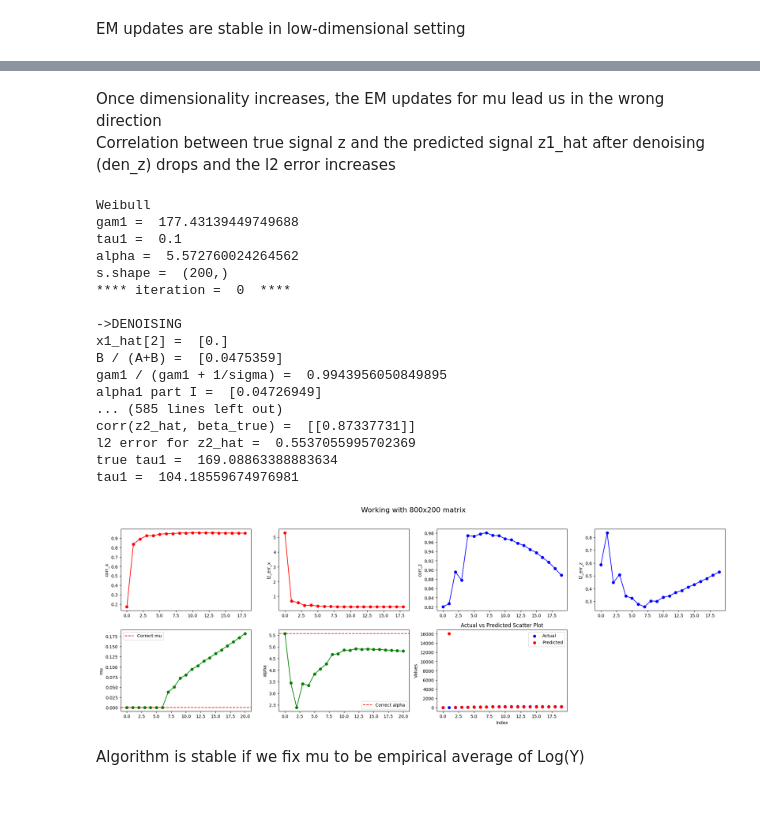
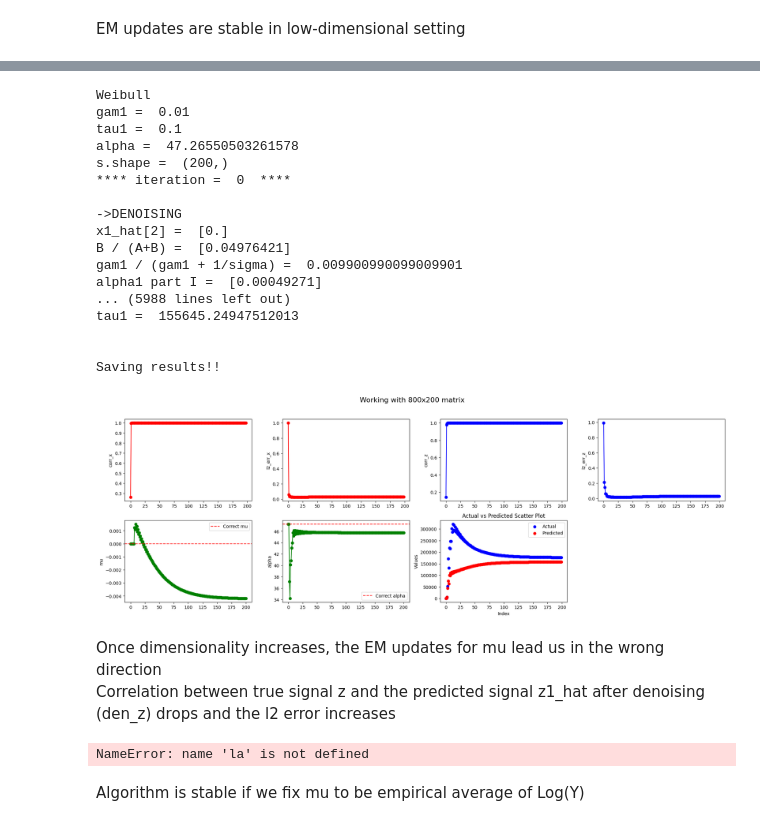
Before and after one commit to ADepope/vampW, a Jupyter notebook: test_library.ipynb, the cells around one changed output, grey strips where cells are left out. Cells and saved outputs as stored; diff of their text form; code cells hidden in the pictures.

```diff
--- a/test_library.ipynb
+++ b/test_library.ipynb
@@ -79,3 +193,52 @@ Saving results!!
+# %%
+np.random.seed(42)
+n=800
+m=200
+p=0.4
+la=0.05
+# This is where the sigma is defined. Note that the scope of this definition extends to gvamp
+sigma=1
+omega=1
+h2=0.9
+gam1 = 1e-2
+tau1 = 1e-1
+mu=np.full((n,1), 0)
+maxiter = 200
+problem_instance = Problem(n=n, m=m, la=la, sigmas = [sigma], omegas=[omega], model='Weibull', mu=mu)
+X,beta,y,alpha = sim_model(problem_instance,h2,p )
+
+print("gam1 = ", gam1)
+print("tau1 = ", tau1)
+print("alpha = ", alpha)
+
+# we start with an initialization that compleately complies with the assumptions
+r1 = np.zeros((m,1))
+#r1 = beta + random.normal(loc=0.0, scale=np.sqrt(1.0/gam1), size=[m,1])
+p1 = np.zeros((n,1))
+#p1 = X @ beta + random.normal(loc=0.0, scale=np.sqrt(1.0/tau1), size=[n,1])
+problem_instance.prior_instance.distribution_parameters['alpha']=alpha
+
+est, gam1, corrs_x, l2_errs_x, corrs_z, l2_errs_z, mus, alphas, a, ps, dl_dmus, z1_hats =  infere(X, y, gam1, r1, tau1, p1, problem_instance, maxiter, beta, True, True)
+plot_metrics(corrs_x, l2_errs_x, corrs_z, l2_errs_z, mus, alphas, dl_dmus, a, ps, mu[0][0], alpha, n, m)
+# %% [output]
+Weibull
+gam1 =  0.01
+tau1 =  0.1
+alpha =  47.26550503261578
+s.shape =  (200,)
+**** iteration =  0  ****
+
+->DENOISING
+x1_hat[2] =  [0.]
+B / (A+B) =  [0.04976421]
+gam1 / (gam1 + 1/sigma) =  0.009900990099009901
+alpha1 part I =  [0.00049271]
+... (5988 lines left out)
+tau1 =  155645.24947512013
+
+
+Saving results!!
+[figure, added]
 # %% [markdown]
 Once dimensionality increases, the EM updates for mu lead us in the wrong direction <br>
 Correlation between true signal z and the predicted signal z1_hat after denoising (den_z) drops and the l2 error increases
@@ -104,24 +267,7 @@ problem_instance.prior_instance.distribution_parameters['alpha']=alpha
 est, gam1, corrs_x, l2_errs_x, corrs_z, l2_errs_z, mus, alphas, a, ps, dl_dmus, z1_hats =  infere(X, y, gam1, r1, tau1, p1, problem_instance, maxiter, beta, True, True)
 plot_metrics(corrs_x, l2_errs_x, corrs_z, l2_errs_z, mus, alphas, dl_dmus, a, ps, mu[0][0], alpha, n, m)
 # %% [output]
-Weibull
-gam1 =  177.43139449749688
-tau1 =  0.1
-alpha =  5.572760024264562
-s.shape =  (200,)
-**** iteration =  0  ****
-
-->DENOISING
-x1_hat[2] =  [0.]
-B / (A+B) =  [0.0475359]
-gam1 / (gam1 + 1/sigma) =  0.9943956050849895
-alpha1 part I =  [0.04726949]
-... (585 lines left out)
-corr(z2_hat, beta_true) =  [[0.87337731]]
-l2 error for z2_hat =  0.5537055995702369
-true tau1 =  169.08863388883634
-tau1 =  104.18559674976981
+NameError: name 'la' is not defined
-[figure, removed]
 # %% [markdown]
 Algorithm is stable if we fix mu to be empirical average of Log(Y)
 # %%
```
Also changed, not shown: parts of 3 cells of this notebook, 2 other files.
